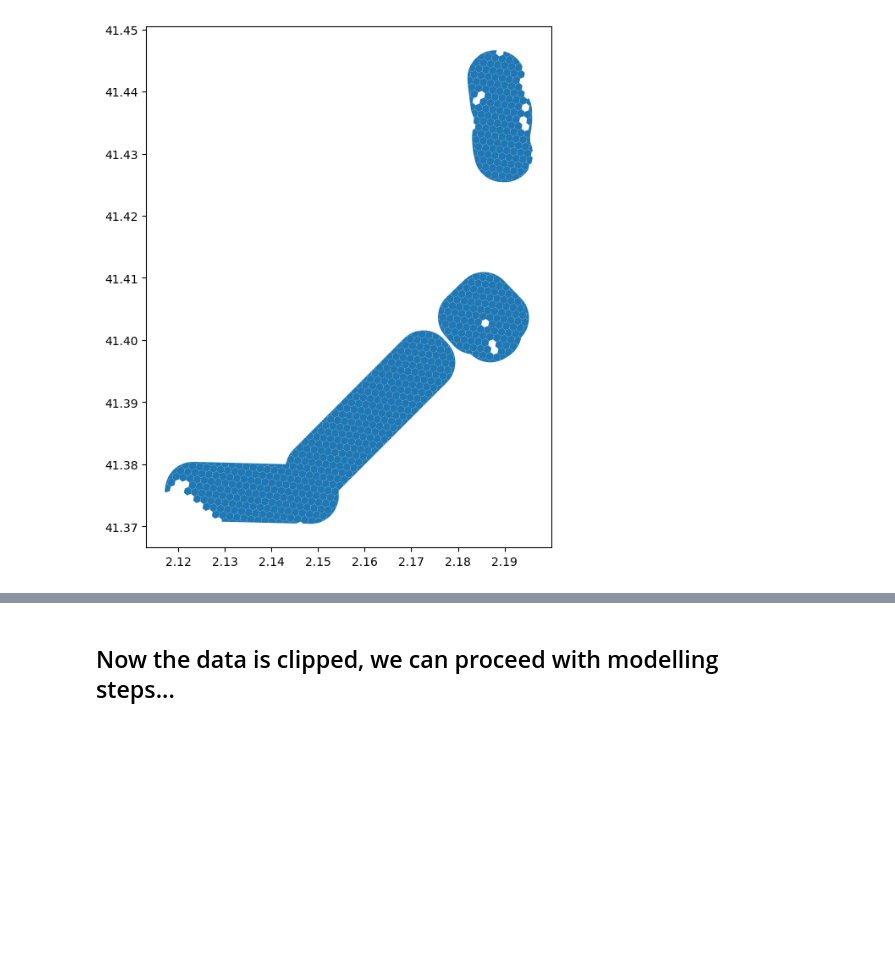
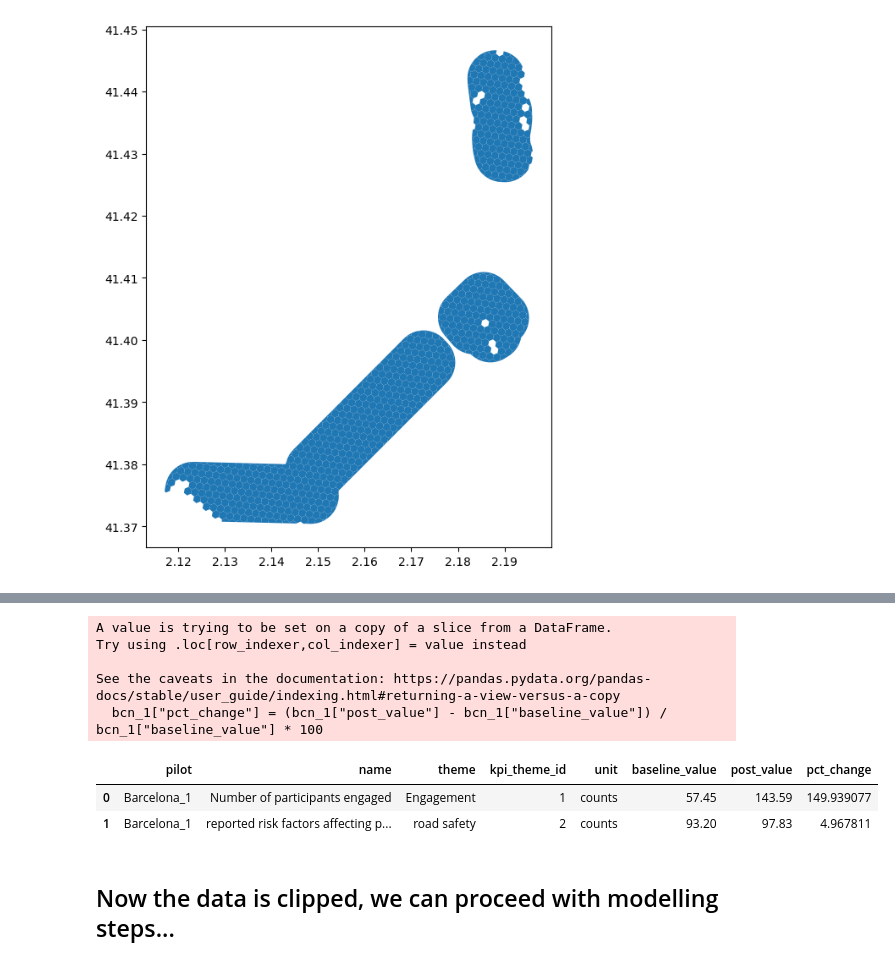
Before and after one commit to jammy-data/REALLOCATE_AI, a Jupyter notebook: 4_modelling.ipynb, the cells around one changed output, grey strips where cells are left out. Saved outputs shown, nothing was run; the diff lists cells and outputs as text; code cells hidden in the pictures; blank space fills up the shorter version.

Commit message:
Remove unnecessary output from CRS check and add calculation for percentage change in KPI data

```diff
--- a/4_modelling.ipynb
+++ b/4_modelling.ipynb
@@ -74,3 +57,21 @@ h3_clipped.plot(figsize=(8,8))
 # %% [output]
 <Axes: >
 [figure]
+# %%
+import json
+json_path = "data/Dummy/pilot_kpis.json"
+with open(json_path, "r") as f:
+    pilot_data = json.load(f)
+
+# Flatten the nested structure
+rows = []
+for pilot, kpis in pilot_data.items():
+    for kpi in kpis:
+        rows.append({
+            "pilot": pilot,
+            **kpi  # expands all KPI keys
+        })
+
+df_json = pd.DataFrame(rows)
+bcn_1 = df_json[df_json["pilot"] == "Barcelona_1"]
+bcn_1
@@ -77,3 +86,15 @@ h3_clipped.plot(figsize=(8,8))
+# %%
+bcn_1["pct_change"] = (bcn_1["post_value"] - bcn_1["baseline_value"]) / bcn_1["baseline_value"] * 100
+bcn_1
+# %% [output]
+A value is trying to be set on a copy of a slice from a DataFrame.
+Try using .loc[row_indexer,col_indexer] = value instead
+
+See the caveats in the documentation: https://pandas.pydata.org/pandas-docs/stable/user_guide/indexing.html#returning-a-view-versus-a-copy
+  bcn_1["pct_change"] = (bcn_1["post_value"] - bcn_1["baseline_value"]) / bcn_1["baseline_value"] * 100
+|  | pilot | name | theme | kpi_theme_id | unit | baseline_value | post_value | pct_change |
+| 0 | Barcelona_1 | Number of participants engaged | Engagement | 1 | counts | 57.45 | 143.59 | 149.939077 |
+| 1 | Barcelona_1 | reported risk factors affecting p... | road safety | 2 | counts | 93.20 | 97.83 | 4.967811 |
 # %% [markdown]
 ## Now the data is clipped, we can proceed with modelling steps...
 # %% [markdown]
```
Also changed, not shown: parts of 4 cells of this notebook.
